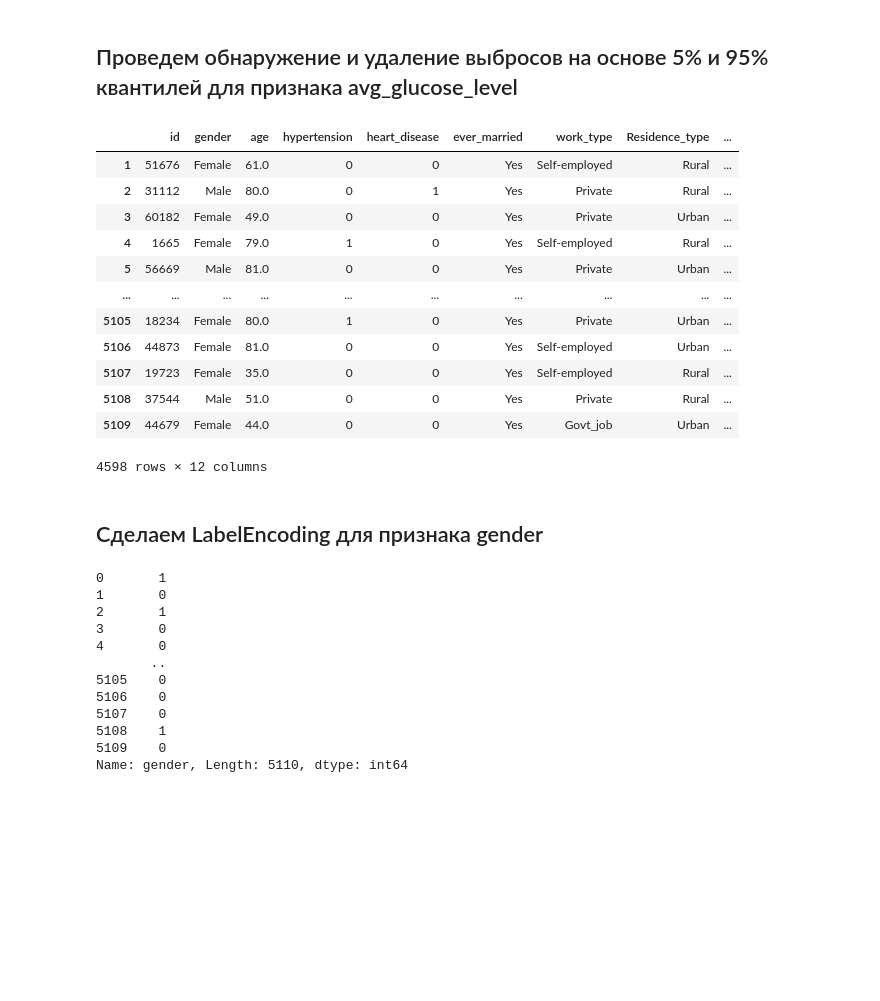
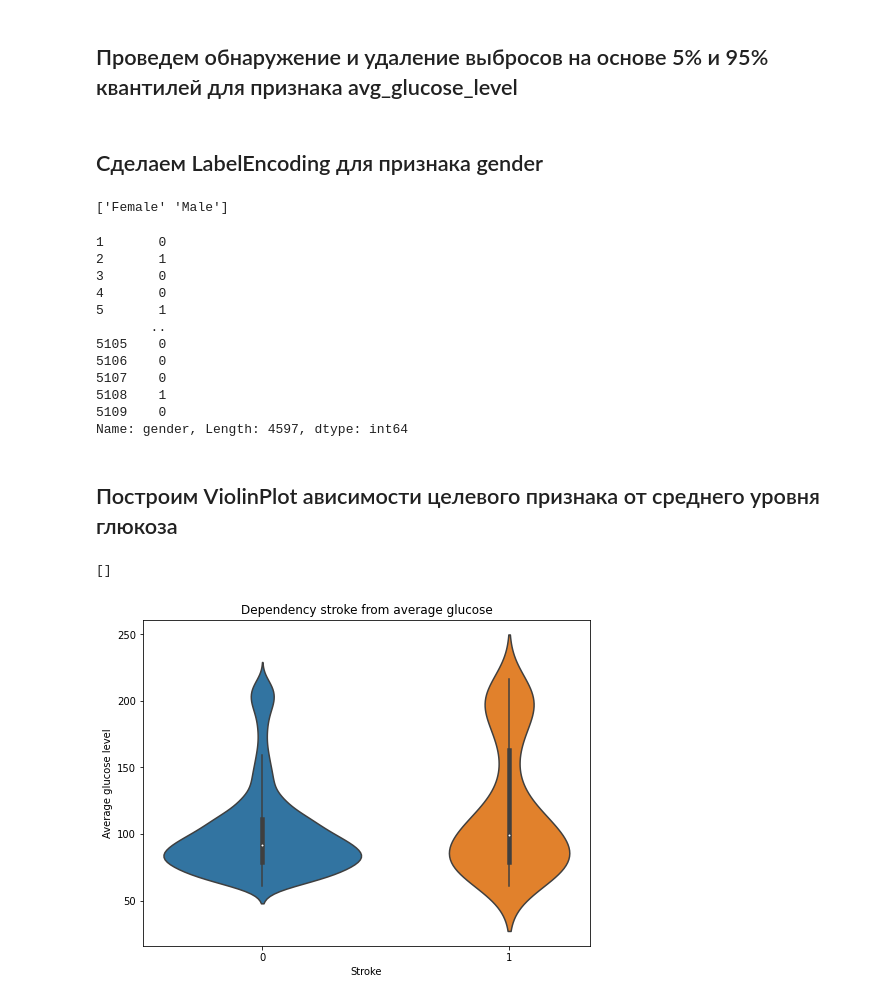
Before and after one commit to AVasilyev1998/MMO, a Jupyter notebook: RK1/RK1_MMO.ipynb, the cells around one changed output. Saved outputs shown, nothing was run; the diff lists cells and outputs as text; code cells hidden in the pictures; blank space fills up the shorter version.

```diff
--- a/RK1/RK1_MMO.ipynb
+++ b/RK1/RK1_MMO.ipynb
@@ -42,37 +44,38 @@ memory usage: 479.2+ KB
 min = np.percentile(df.avg_glucose_level, 5)
 max = np.percentile(df.avg_glucose_level, 95)
 # %%
-df[(df.avg_glucose_level > min) & (df.avg_glucose_level < max)]
+df = df[(df.avg_glucose_level > min) & (df.avg_glucose_level < max)]
-# %% [output]
-|  | id | gender | age | hypertension | heart_disease | ever_married | work_type | Residence_type | ... |
-| 1 | 51676 | Female | 61.0 | 0 | 0 | Yes | Self-employed | Rural | ... |
-| 2 | 31112 | Male | 80.0 | 0 | 1 | Yes | Private | Rural | ... |
-| 3 | 60182 | Female | 49.0 | 0 | 0 | Yes | Private | Urban | ... |
-| 4 | 1665 | Female | 79.0 | 1 | 0 | Yes | Self-employed | Rural | ... |
-| 5 | 56669 | Male | 81.0 | 0 | 0 | Yes | Private | Urban | ... |
-| ... | ... | ... | ... | ... | ... | ... | ... | ... | ... |
-| 5105 | 18234 | Female | 80.0 | 1 | 0 | Yes | Private | Urban | ... |
-| 5106 | 44873 | Female | 81.0 | 0 | 0 | Yes | Self-employed | Urban | ... |
-| 5107 | 19723 | Female | 35.0 | 0 | 0 | Yes | Self-employed | Rural | ... |
-| 5108 | 37544 | Male | 51.0 | 0 | 0 | Yes | Private | Rural | ... |
-| 5109 | 44679 | Female | 44.0 | 0 | 0 | Yes | Govt_job | Urban | ... |
-4598 rows × 12 columns
 # %% [markdown]
 ## Сделаем LabelEncoding для признака gender
+# %%
+df = df[ df.gender != 'Other']  # сбросим одно значение с неизвестным полом
+print(df.gender.unique())
+# %% [output]
+['Female' 'Male']
 # %%
 le = LabelEncoder()
 df['gender'] = le.fit_transform(df.gender)
 df.gender
 # %% [output]
-0       1
 1       0
 2       1
 3       0
 4       0
+5       1
        ..
 5105    0
 5106    0
 5107    0
 5108    1
 5109    0
-Name: gender, Length: 5110, dtype: int64
+Name: gender, Length: 4597, dtype: int64
+# %% [markdown]
+## Построим ViolinPlot ависимости целевого признака от среднего уровня глюкоза
+# %%
+plt.figure(figsize=(8, 6))
+ax = sns.violinplot(df.stroke, df.avg_glucose_level)
+ax.set(xlabel='Stroke', ylabel='Average glucose level', title='Dependency stroke from average glucose')
+plt.plot()
+# %% [output]
+[]
+[figure, added]
```
Also changed, not shown: parts of 1 cell of this notebook, 2 other files.
